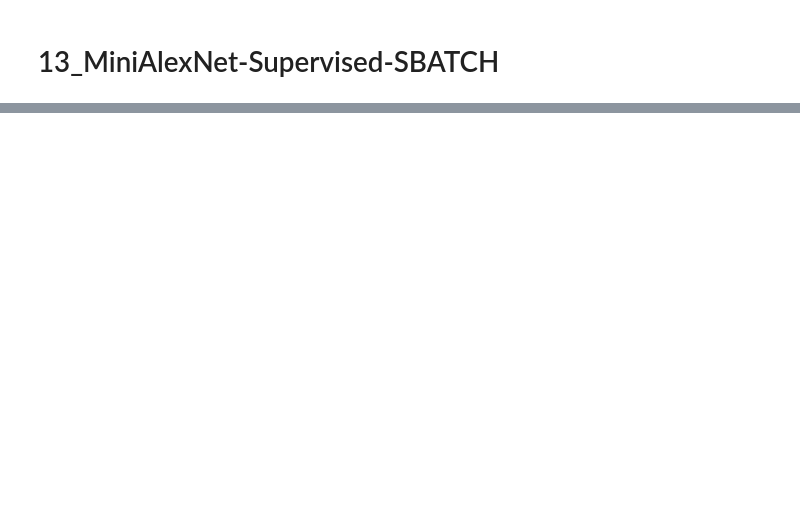
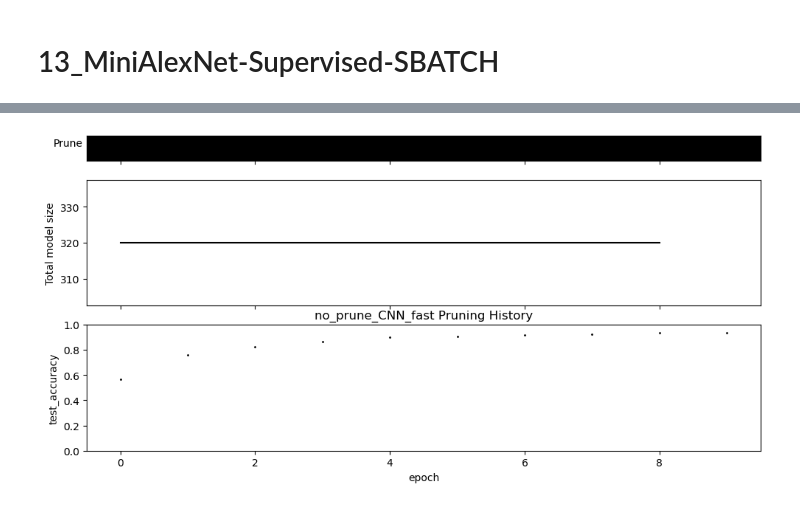
Before and after one commit to cchu70/klab_rotation, a Jupyter notebook: 13_MiniAlexNet-Supervised-SBATCH.ipynb, the cells around one changed output, grey strips where cells are left out. Cells and saved outputs as stored; diff of their text form; code cells hidden in the pictures; blank space fills up the shorter version.

```diff
--- a/13_MiniAlexNet-Supervised-SBATCH.ipynb
+++ b/13_MiniAlexNet-Supervised-SBATCH.ipynb
@@ -31 +39,5 @@ test_results.plot_pruning()
+# %%
+fig, ax = no_prune_results.plot_pruning()
+# %% [output]
+[figure, added]
 # %%
```
Also changed, not shown: parts of 11 cells of this notebook, 36 other files.
